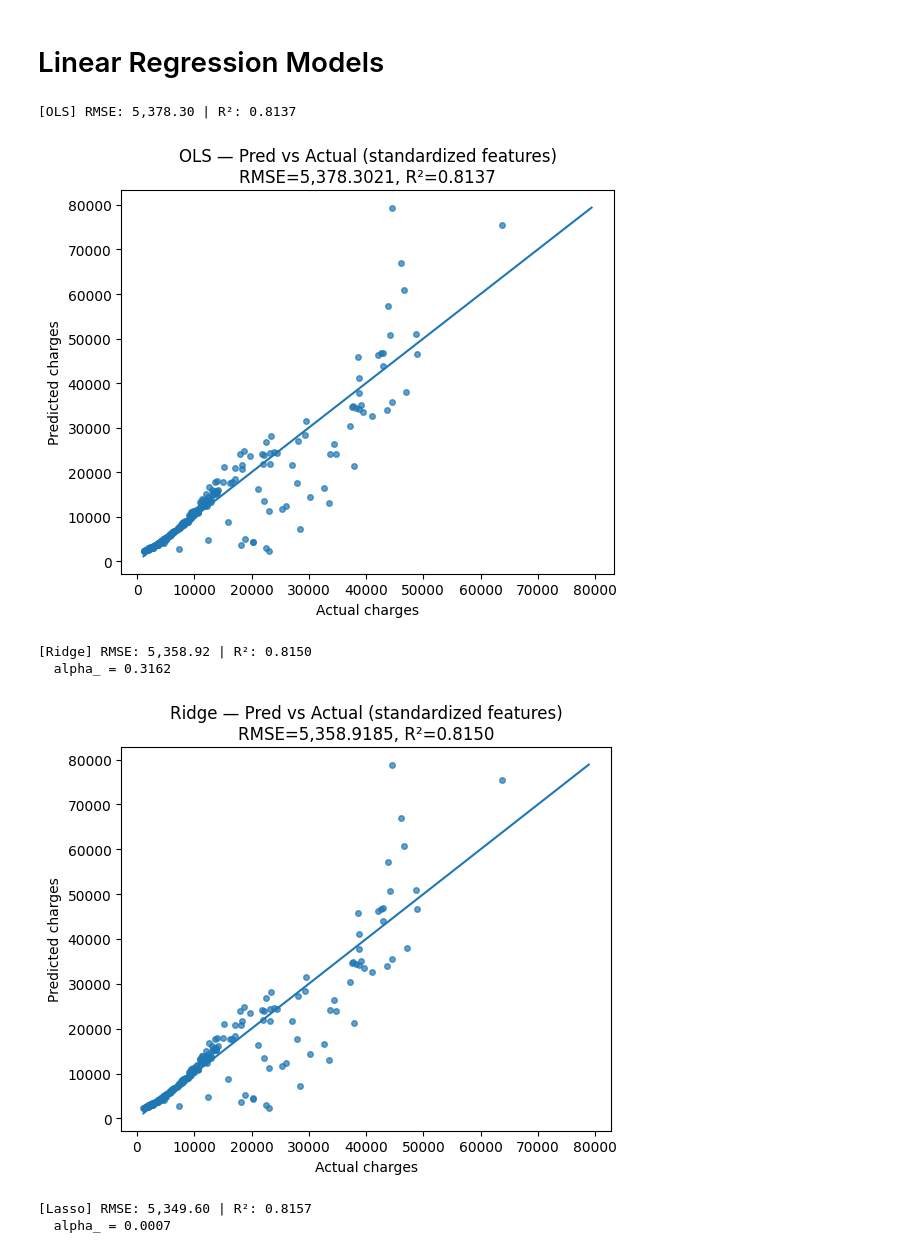
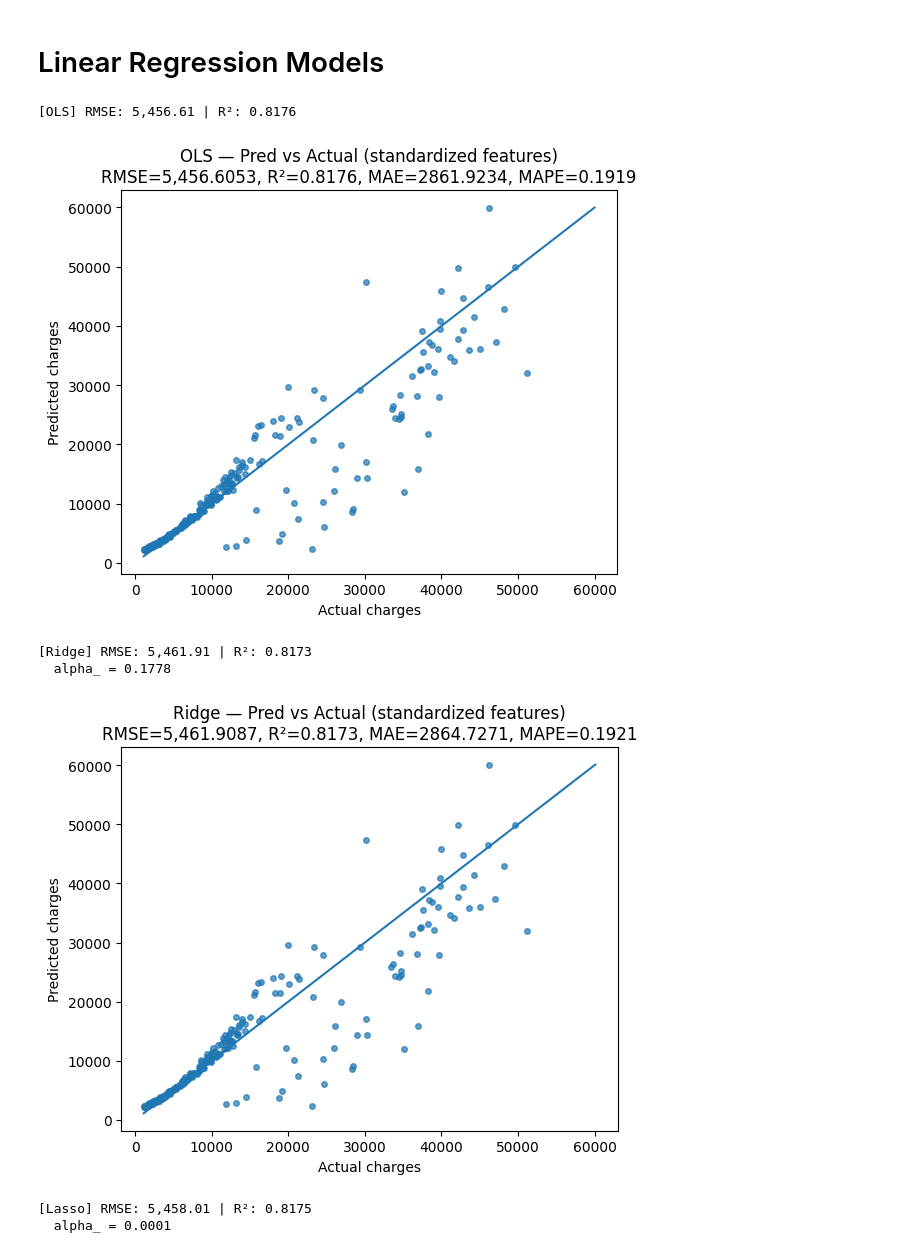
Before and after one commit to grayycc/datathon-2025, a Jupyter notebook: final.ipynb, the cells around one changed output. Drawn from its saved outputs; the diff is of its cells as text; code cells hidden in the pictures.

Commit message:
Smearing, visualizations, sensitivity analysis

```diff
--- a/final.ipynb
+++ b/final.ipynb
@@ -156,9 +156,11 @@ df["smoker_bin"] = df["smoker"].map({"yes": 1, "no": 0}).astype(int)
 df["bmi_x_smoker"] = df["bmi"] * df["smoker_bin"]
 df["age_x_smoker"] = df["age"] * df["smoker_bin"]
 
+# --- Nonlinear interaction: smoker AND high BMI (piecewise-linear) ---
+df["bmi_excess_30"] = np.maximum(df["bmi"] - 30, 0.0)
+df["bmi_excess_30_x_smoker"] = df["bmi_excess_30"] * df["smoker_bin"]
+# keep main effects: bmi, smoker_bin, and bmi_x_smoker
+
 # (optional) keep everything tidy
-feature_cols = ["age","bmi","children","smoker_bin","bmi_x_smoker","age_x_smoker","charges"]
+feature_cols = ["age","bmi","children","smoker_bin","bmi_x_smoker","age_x_smoker","bmi_excess_30","bmi_excess_30_x_smoker","charges"]
 df[feature_cols].head()
-
-X = df[["age","bmi","children","smoker_bin","bmi_x_smoker","age_x_smoker"]]
-y = df["charges"]
@@ -167,15 +179,15 @@ y = df["charges"]
 # %%
 # --- CONFIG ---
 USE_LOG_TARGET = True
-features = ['age', 'bmi', 'sex', 'smoker', 'region', 'children', 'bmi_x_smoker', 'age_x_smoker']
+features = ['age', 'bmi', 'sex', 'smoker', 'region', 'children', 'bmi_x_smoker', 'age_x_smoker', 'bmi_excess_30', 'bmi_excess_30_x_smoker']
 target   = 'charges'
 
 X = df[features].copy()
-y = np.log1p(df[target]) if USE_LOG_TARGET else df[target].copy()
+y = np.log(df[target]) if USE_LOG_TARGET else df[target].copy()
 
-X_train, X_test, y_train, y_test = train_test_split(X, y, test_size=0.2, random_state=42)
+X_train, X_test, y_train, y_test = train_test_split(X, y, test_size=0.2, random_state=88)
 
-num_cols = ['age', 'bmi', 'children', 'bmi_x_smoker', 'age_x_smoker']
+num_cols = ['age', 'bmi', 'children', 'bmi_x_smoker', 'age_x_smoker', 'bmi_excess_30', 'bmi_excess_30_x_smoker']
 cat_cols = ['sex', 'smoker', 'region']
 
 # ✅ Preprocess: scale numeric + one-hot categorical
@@ -192,9 +204,9 @@ pre = ColumnTransformer(
 # --- Models ---
 ols = LinearRegression()
 ridge = RidgeCV(alphas=np.logspace(-3, 3, 25), cv=5)
-lasso = LassoCV(alphas=np.logspace(-4, 1, 30), cv=5, max_iter=10000, n_jobs=-1, random_state=42)
+lasso = LassoCV(alphas=np.logspace(-4, 1, 30), cv=5, max_iter=10000, n_jobs=-1, random_state=88)
 enet  = ElasticNetCV(l1_ratio=[0.15, 0.3, 0.5, 0.7, 0.85, 1.0],
-                     alphas=np.logspace(-4, 1, 30), cv=5, max_iter=20000, n_jobs=-1, random_state=42)
+                     alphas=np.logspace(-4, 1, 30), cv=5, max_iter=20000, n_jobs=-1, random_state=88)
 
 models = {"OLS": ols, "Ridge": ridge, "Lasso": lasso, "ElasticNet": enet}
 
@@ -208,38 +220,40 @@ def eval_and_plot(name, model):
 
     if USE_LOG_TARGET:
         y_true_plot = np.expm1(y_test)
         y_pred_plot = np.expm1(y_pred)
     else:
         y_true_plot = y_test
         y_pred_plot = y_pred
 
     mse = mean_squared_error(y_true_plot, y_pred_plot)
     rmse = np.sqrt(mse)
+    mae = mean_absolute_error(y_true_plot, y_pred_plot)
+    mape = mean_absolute_percentage_error(y_true_plot, y_pred_plot)
     r2   = r2_score(y_true_plot, y_pred_plot)
 
     print(f"[{name}] RMSE: {rmse:,.2f} | R²: {r2:.4f}")
     if hasattr(model, "alpha_"):
         print(f"  alpha_ = {model.alpha_:.4f}")
     if hasattr(model, "l1_ratio_"):
         print(f"  l1_ratio_ = {model.l1_ratio_:.4f}")
 
     plt.figure(figsize=(6,5))
     plt.scatter(y_true_plot, y_pred_plot, s=16, alpha=0.7)
     lo, hi = float(min(y_true_plot.min(), y_pred_plot.min())), float(max(y_true_plot.max(), y_pred_plot.max()))
     plt.plot([lo, hi], [lo, hi])
     plt.xlabel("Actual charges")
     plt.ylabel("Predicted charges")
-    plt.title(f"{name} — Pred vs Actual (standardized features)\nRMSE={rmse:,.4f}, R²={r2:.4f}")
+    plt.title(f"{name} — Pred vs Actual (standardized features)\nRMSE={rmse:,.4f}, R²={r2:.4f}, MAE={mae:.4f}, MAPE={mape:.4f}")
     plt.tight_layout()
     plt.show()
 
 for name, mdl in models.items():
     eval_and_plot(name, mdl)
 # %% [output]
-[OLS] RMSE: 5,378.30 | R²: 0.8137
+[OLS] RMSE: 5,456.61 | R²: 0.8176
-[figure, old version]
+[figure, new version]
-[Ridge] RMSE: 5,358.92 | R²: 0.8150
-  alpha_ = 0.3162
+[Ridge] RMSE: 5,461.91 | R²: 0.8173
+  alpha_ = 0.1778
-[figure, old version]
+[figure, new version]
-[Lasso] RMSE: 5,349.60 | R²: 0.8157
-  alpha_ = 0.0007
+[Lasso] RMSE: 5,458.01 | R²: 0.8175
+  alpha_ = 0.0001
```
Also changed, not shown: parts of 17 cells of this notebook.
